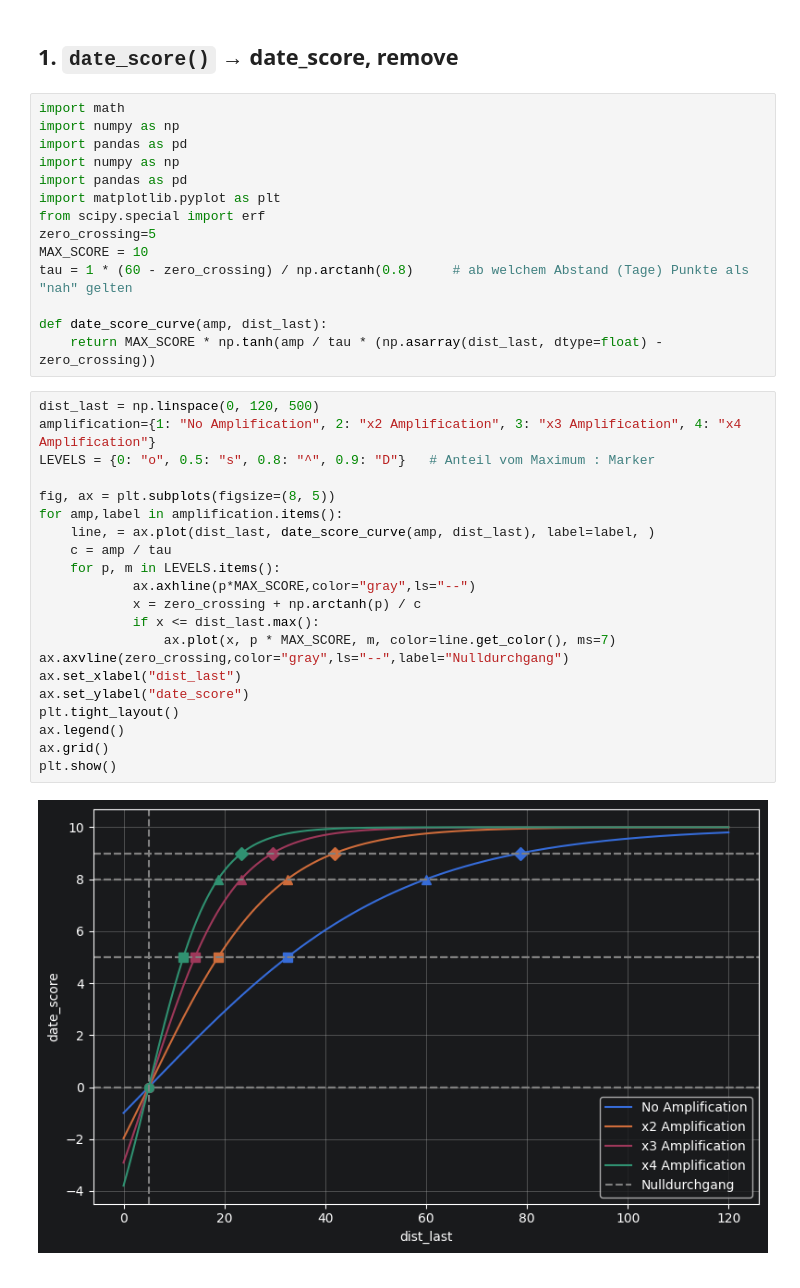
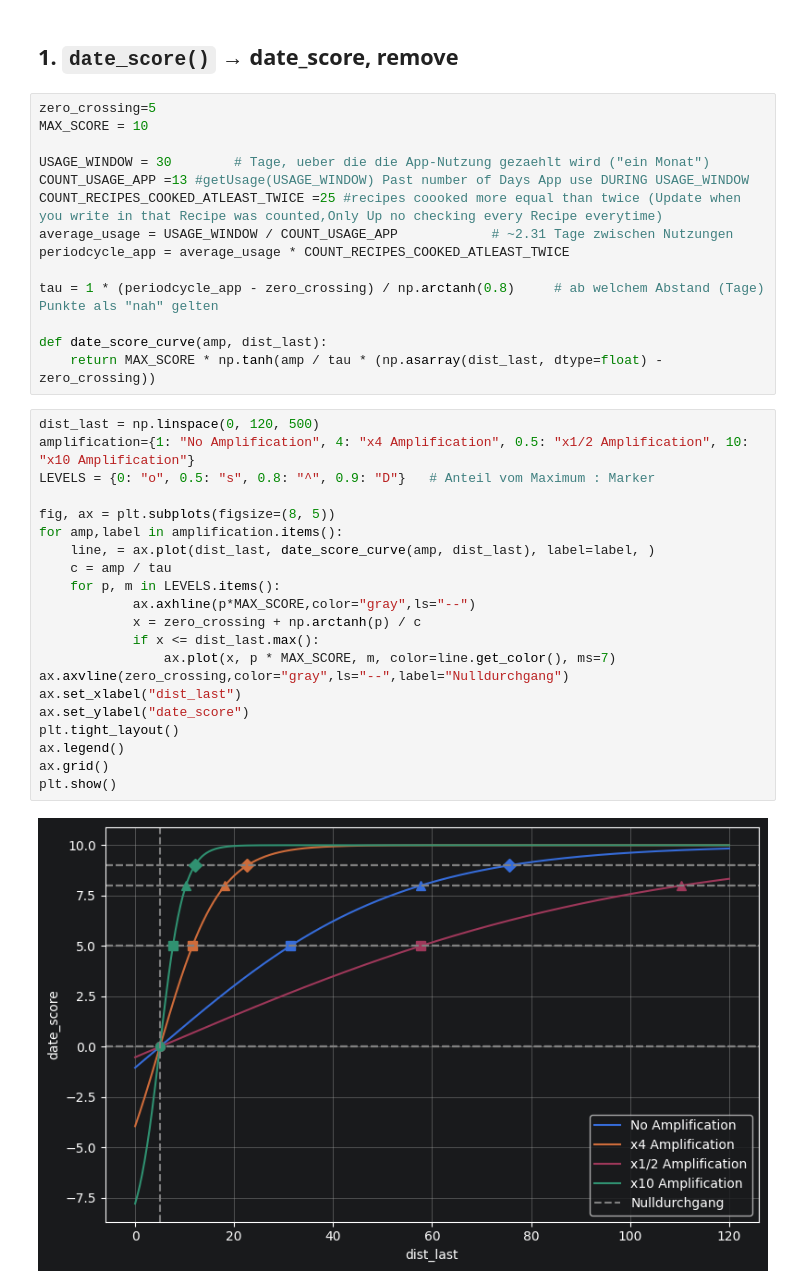
Before and after one commit to FunPhantasie/SmartFood, a Jupyter notebook: docs/Testing/date_score.ipynb, the cells around one changed output. Drawn from its saved outputs; the diff is of its cells as text.

```diff
--- a/docs/Testing/date_score.ipynb
+++ b/docs/Testing/date_score.ipynb
@@ -1,39 +10,39 @@
 # %% [markdown]
 ## 1. `date_score()` → date_score, remove
 # %%
-import math
-import numpy as np
-import pandas as pd
-import numpy as np
-import pandas as pd
-import matplotlib.pyplot as plt
-from scipy.special import erf
 zero_crossing=5
 MAX_SCORE = 10
-tau = 1 * (60 - zero_crossing) / np.arctanh(0.8)     # ab welchem Abstand (Tage) Punkte als "nah" gelten
+
+USAGE_WINDOW = 30        # Tage, ueber die die App-Nutzung gezaehlt wird ("ein Monat")
+COUNT_USAGE_APP =13 #getUsage(USAGE_WINDOW) Past number of Days App use DURING USAGE_WINDOW
+COUNT_RECIPES_COOKED_ATLEAST_TWICE =25 #recipes coooked more equal than twice (Update when you write in that Recipe was counted,Only Up no checking every Recipe everytime)
+average_usage = USAGE_WINDOW / COUNT_USAGE_APP            # ~2.31 Tage zwischen Nutzungen
+periodcycle_app = average_usage * COUNT_RECIPES_COOKED_ATLEAST_TWICE
+
+tau = 1 * (periodcycle_app - zero_crossing) / np.arctanh(0.8)     # ab welchem Abstand (Tage) Punkte als "nah" gelten
 
 def date_score_curve(amp, dist_last):
     return MAX_SCORE * np.tanh(amp / tau * (np.asarray(dist_last, dtype=float) - zero_crossing))
 # %%
 dist_last = np.linspace(0, 120, 500)
-amplification={1: "No Amplification", 2: "x2 Amplification", 3: "x3 Amplification", 4: "x4 Amplification"}
+amplification={1: "No Amplification", 4: "x4 Amplification", 0.5: "x1/2 Amplification", 10: "x10 Amplification"}
 LEVELS = {0: "o", 0.5: "s", 0.8: "^", 0.9: "D"}   # Anteil vom Maximum : Marker
 
 fig, ax = plt.subplots(figsize=(8, 5))
 for amp,label in amplification.items():
     line, = ax.plot(dist_last, date_score_curve(amp, dist_last), label=label, )
     c = amp / tau
     for p, m in LEVELS.items():
             ax.axhline(p*MAX_SCORE,color="gray",ls="--")
             x = zero_crossing + np.arctanh(p) / c
             if x <= dist_last.max():
                 ax.plot(x, p * MAX_SCORE, m, color=line.get_color(), ms=7)
 ax.axvline(zero_crossing,color="gray",ls="--",label="Nulldurchgang")
 ax.set_xlabel("dist_last")
 ax.set_ylabel("date_score")
 plt.tight_layout()
 ax.legend()
 ax.grid()
 plt.show()
 # %% [output]
-[figure, old version]
+[figure, new version]
```
Also changed, not shown: parts of 16 cells of this notebook, 1 other file.
